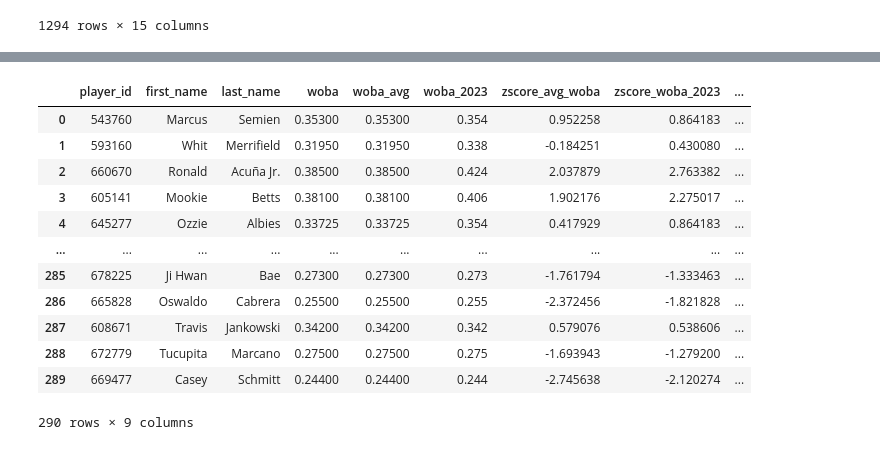
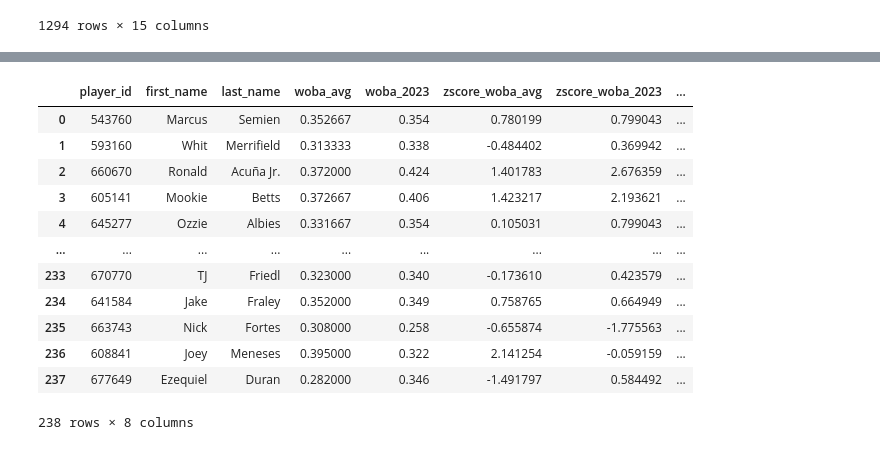
Before and after one commit to PsCushman/baseball-rule-changes, a Jupyter notebook: baseball_data_import.ipynb, the cells around one changed output, grey strips where cells are left out. Drawn from its saved outputs; the diff is of its cells as text; code cells hidden in the pictures.

```diff
--- a/baseball_data_import.ipynb
+++ b/baseball_data_import.ipynb
@@ -261,0 +192,25 @@ players_off_output
+# %%
+# Filter the DataFrame for the relevant years (2019, 2021, 2022)
+relevant_years = [2019, 2021, 2022]
+filtered_data = batter_combined_data[batter_combined_data['year'].isin(relevant_years)]
+
+# Filter the 2023 data
+batter_data_2023 = batter_combined_data[batter_combined_data['year'] == 2023]
+
+# Group the data by player and calculate the average wOBA for relevant years
+grouped_data = filtered_data.groupby('player_id')
+average_woba = grouped_data['woba'].mean()
+
+# Merge the average wOBA with the 2023 wOBA for each player
+woba_2023 = pd.merge(average_woba, batter_data_2023[['player_id', 'woba']], on='player_id', suffixes=('_avg', '_2023'))
+
+# Merge player names with the result DataFrame
+# Merge player names and calculated results
+players_off_output = pd.merge(
+    filtered_data[['player_id', 'first_name', 'last_name']].drop_duplicates(),
+    woba_2023,
+    on='player_id'
+)
+
+# Display the result
+players_off_output
@@ -264,28 +233,28 @@ z_scores_woba_avg = zscore(average_woba)
 z_score_woba_2023 = zscore(woba_2023)
 # %%
 # Calculate z-scores for woba_avg and woba_2023
-players_off_output['zscore_avg_woba'] = zscore(players_off_output['woba_avg'])
+players_off_output['zscore_woba_avg'] = zscore(players_off_output['woba_avg'])
 players_off_output['zscore_woba_2023'] = zscore(players_off_output['woba_2023'])
 
 # Calculate the difference between z-scores
-players_off_output['zscore_difference'] = players_off_output['zscore_woba_2023'] - players_off_output['zscore_avg_woba']
+players_off_output['zscore_difference'] = players_off_output['zscore_woba_2023'] - players_off_output['zscore_woba_avg']
 
 # Display the result
 players_off_output
 # %% [output]
-|  | player_id | first_name | last_name | woba | woba_avg | woba_2023 | zscore_avg_woba | zscore_woba_2023 | ... |
-| 0 | 543760 | Marcus | Semien | 0.35300 | 0.35300 | 0.354 | 0.952258 | 0.864183 | ... |
-| 1 | 593160 | Whit | Merrifield | 0.31950 | 0.31950 | 0.338 | -0.184251 | 0.430080 | ... |
-| 2 | 660670 | Ronald | Acuña Jr. | 0.38500 | 0.38500 | 0.424 | 2.037879 | 2.763382 | ... |
-| 3 | 605141 | Mookie | Betts | 0.38100 | 0.38100 | 0.406 | 1.902176 | 2.275017 | ... |
-| 4 | 645277 | Ozzie | Albies | 0.33725 | 0.33725 | 0.354 | 0.417929 | 0.864183 | ... |
-| ... | ... | ... | ... | ... | ... | ... | ... | ... | ... |
-| 285 | 678225 | Ji Hwan | Bae | 0.27300 | 0.27300 | 0.273 | -1.761794 | -1.333463 | ... |
-| 286 | 665828 | Oswaldo | Cabrera | 0.25500 | 0.25500 | 0.255 | -2.372456 | -1.821828 | ... |
-| 287 | 608671 | Travis | Jankowski | 0.34200 | 0.34200 | 0.342 | 0.579076 | 0.538606 | ... |
-| 288 | 672779 | Tucupita | Marcano | 0.27500 | 0.27500 | 0.275 | -1.693943 | -1.279200 | ... |
-| 289 | 669477 | Casey | Schmitt | 0.24400 | 0.24400 | 0.244 | -2.745638 | -2.120274 | ... |
+|  | player_id | first_name | last_name | woba_avg | woba_2023 | zscore_woba_avg | zscore_woba_2023 | ... |
+| 0 | 543760 | Marcus | Semien | 0.352667 | 0.354 | 0.780199 | 0.799043 | ... |
+| 1 | 593160 | Whit | Merrifield | 0.313333 | 0.338 | -0.484402 | 0.369942 | ... |
+| 2 | 660670 | Ronald | Acuña Jr. | 0.372000 | 0.424 | 1.401783 | 2.676359 | ... |
+| 3 | 605141 | Mookie | Betts | 0.372667 | 0.406 | 1.423217 | 2.193621 | ... |
+| 4 | 645277 | Ozzie | Albies | 0.331667 | 0.354 | 0.105031 | 0.799043 | ... |
+| ... | ... | ... | ... | ... | ... | ... | ... | ... |
+| 233 | 670770 | TJ | Friedl | 0.323000 | 0.340 | -0.173610 | 0.423579 | ... |
+| 234 | 641584 | Jake | Fraley | 0.352000 | 0.349 | 0.758765 | 0.664949 | ... |
+| 235 | 663743 | Nick | Fortes | 0.308000 | 0.258 | -0.655874 | -1.775563 | ... |
+| 236 | 608841 | Joey | Meneses | 0.395000 | 0.322 | 2.141254 | -0.059159 | ... |
+| 237 | 677649 | Ezequiel | Duran | 0.282000 | 0.346 | -1.491797 | 0.584492 | ... |
-290 rows × 9 columns
+238 rows × 8 columns
 # %%
 # Sort the DataFrame by greatest increase in z-score difference
 sorted_output_batting_woba = players_off_output.sort_values(by='zscore_difference', ascending=False)
```
Also changed, not shown: parts of 12 cells of this notebook, 2 other files.
